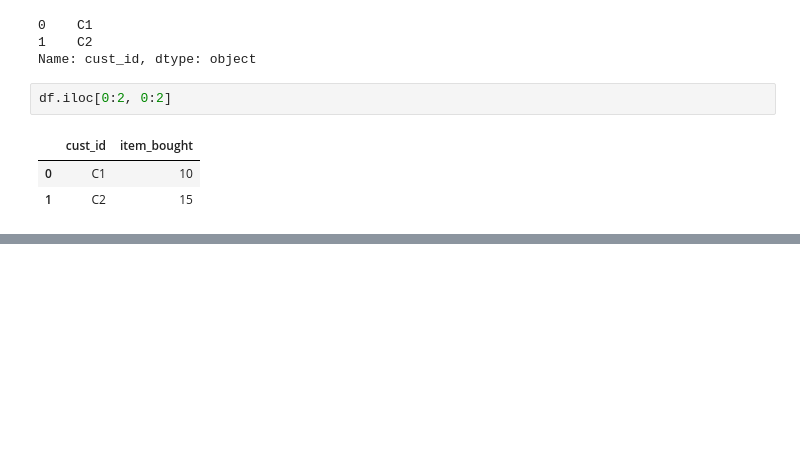
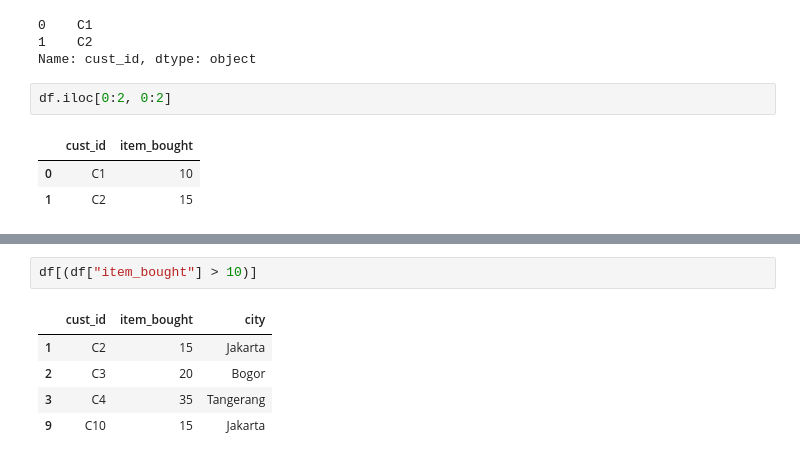
Before and after one commit to zanafiii/data-science-a-z, a Jupyter notebook: Part3_Working with Pandas & DataFrame.ipynb, the cells around one changed output, grey strips where cells are left out. Cells and saved outputs as stored; diff of their text form; blank space fills up the shorter version.

```diff
--- a/Part3_Working with Pandas & DataFrame.ipynb
+++ b/Part3_Working with Pandas & DataFrame.ipynb
@@ -557,0 +605,8 @@ df.iloc[0:2, 0:2]
+# %%
+df[(df["item_bought"] > 10)]
+# %% [output]
+|  | cust_id | item_bought | city |
+| 1 | C2 | 15 | Jakarta |
+| 2 | C3 | 20 | Bogor |
+| 3 | C4 | 35 | Tangerang |
+| 9 | C10 | 15 | Jakarta |
```
Also changed, not shown: parts of 8 cells of this notebook.
